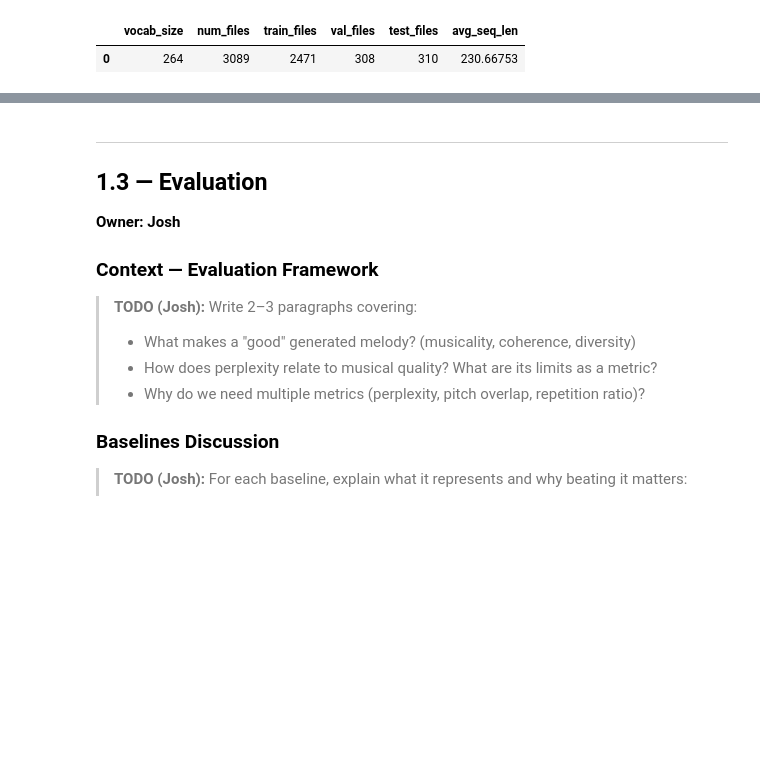
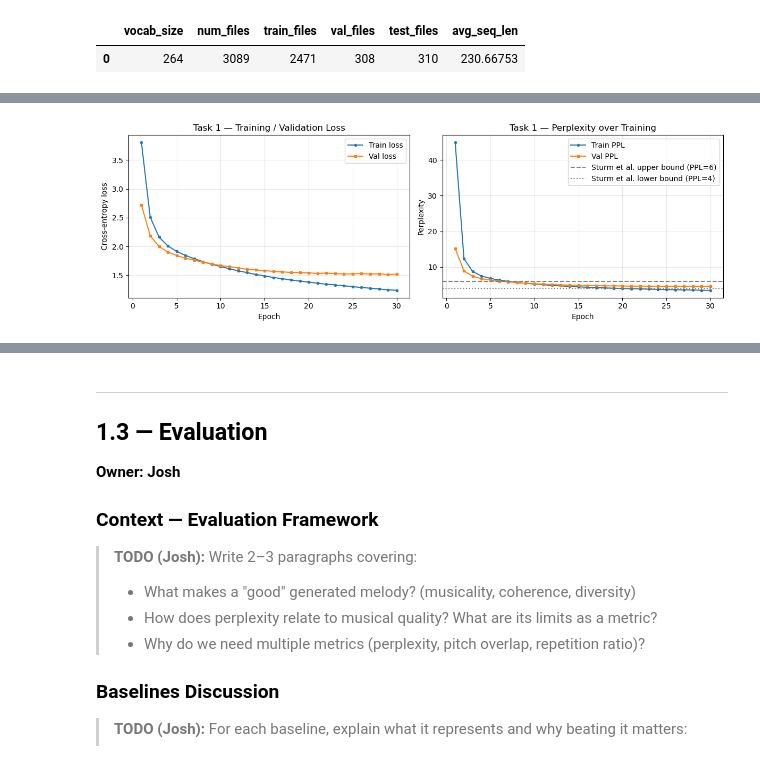
Before and after one commit to ulises0516/CSE153R-Assignment2, a Jupyter notebook: simple_notebook.ipynb, the cells around one changed output, grey strips where cells are left out. Cells and saved outputs as stored; diff of their text form; code cells hidden in the pictures; blank space fills up the shorter version.

Commit message:
Modeling Part 1 and 2 Complete

```diff
--- a/simple_notebook.ipynb
+++ b/simple_notebook.ipynb
@@ -70,7 +70,7 @@ We use Nottingham for **Task 1: unconditional melody generation** — the model
 from pathlib import Path
 
 # --- Task 1 paths ---
-NOTTINGHAM_DIR = '/Users/joshuachen/Downloads/assignment2/nottingham-dataset/MIDI'
+NOTTINGHAM_DIR = '/Users/ulises/CSE153R-Assignment2/nottingham-dataset/MIDI'
 
 def find_midi_files(root_dir):
     root = Path(root_dir)
@@ -299,17 +258,0 @@ class NottinghamDataset(Dataset):
-# %%
-# TODO (Ulises): LSTM Language Model
-# Architecture: Embedding → LSTM (2 layers) → Linear → CrossEntropyLoss
-
-class LSTMLanguageModel(nn.Module):
-    def __init__(self, vocab_size, embed_dim=64, hidden_dim=256, num_layers=2, dropout=0.3):
-        super().__init__()
-        # TODO: define self.embedding, self.lstm, self.fc, self.dropout
-        pass
-
-    def forward(self, x, hidden=None):
-        # TODO: embed → lstm → linear → return logits and new hidden state
-        pass
-
-    def init_hidden(self, batch_size):
-        # TODO: return zeroed (h_0, c_0) tensors on DEVICE
-        pass
@@ -364,0 +456,44 @@ def tokens_to_midi(token_sequence, id2token, output_path='symbolic_unconditioned
+# %%
+# ── Training loss curves ──────────────────────────────────────────────────────
+# Expected behaviour:
+#   - Train loss drops sharply in the first few epochs then plateaus
+#   - Val loss tracks closely early on; a widening gap signals overfitting
+#   - Target: val loss ≈ 1.4–1.8  (→ PPL ≈ 4–6, matching Sturm et al. 2016)
+
+import math
+
+if train_losses:
+    epochs = range(1, len(train_losses) + 1)
+
+    fig, axes = plt.subplots(1, 2, figsize=(12, 4))
+
+    # Left: raw loss
+    axes[0].plot(epochs, train_losses, label='Train loss', marker='o', markersize=3)
+    axes[0].plot(epochs, val_losses,   label='Val loss',   marker='s', markersize=3)
+    axes[0].set_xlabel('Epoch')
+    axes[0].set_ylabel('Cross-entropy loss')
+    axes[0].set_title('Task 1 — Training / Validation Loss')
+    axes[0].legend()
+    axes[0].grid(True, alpha=0.3)
+
+    # Right: perplexity (= exp(loss))
+    train_ppl = [math.exp(l) for l in train_losses]
+    val_ppl   = [math.exp(l) for l in val_losses]
+    axes[1].plot(epochs, train_ppl, label='Train PPL', marker='o', markersize=3)
+    axes[1].plot(epochs, val_ppl,   label='Val PPL',   marker='s', markersize=3)
+    axes[1].axhline(6, color='gray', linestyle='--', label='Sturm et al. upper bound (PPL=6)')
+    axes[1].axhline(4, color='gray', linestyle=':',  label='Sturm et al. lower bound (PPL=4)')
+    axes[1].set_xlabel('Epoch')
+    axes[1].set_ylabel('Perplexity')
+    axes[1].set_title('Task 1 — Perplexity over Training')
+    axes[1].legend()
+    axes[1].grid(True, alpha=0.3)
+
+    plt.tight_layout()
+    plt.savefig('task1_loss_curves.png', dpi=150)
+    plt.show()
+    print(f'Final val loss: {val_losses[-1]:.4f}  (PPL {math.exp(val_losses[-1]):.2f})')
+else:
+    print('No training history — run the training cell above first.')
+# %% [output]
+[figure, added]
```
Also changed, not shown: parts of 44 cells of this notebook, 12 other files.
